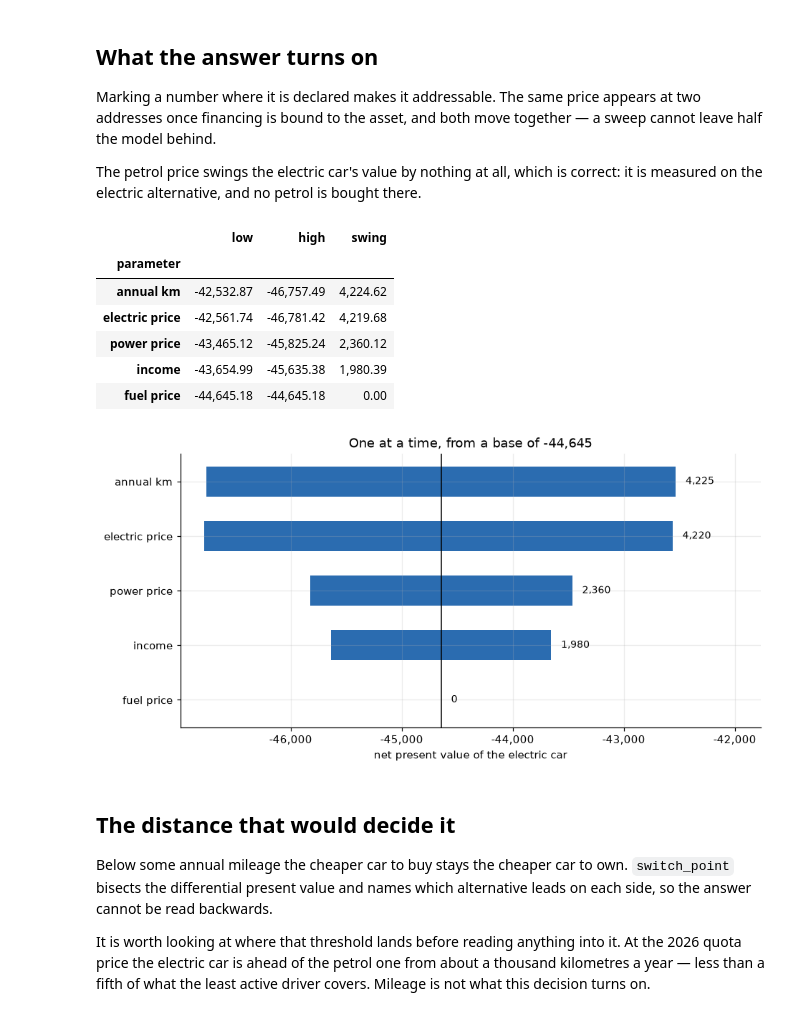
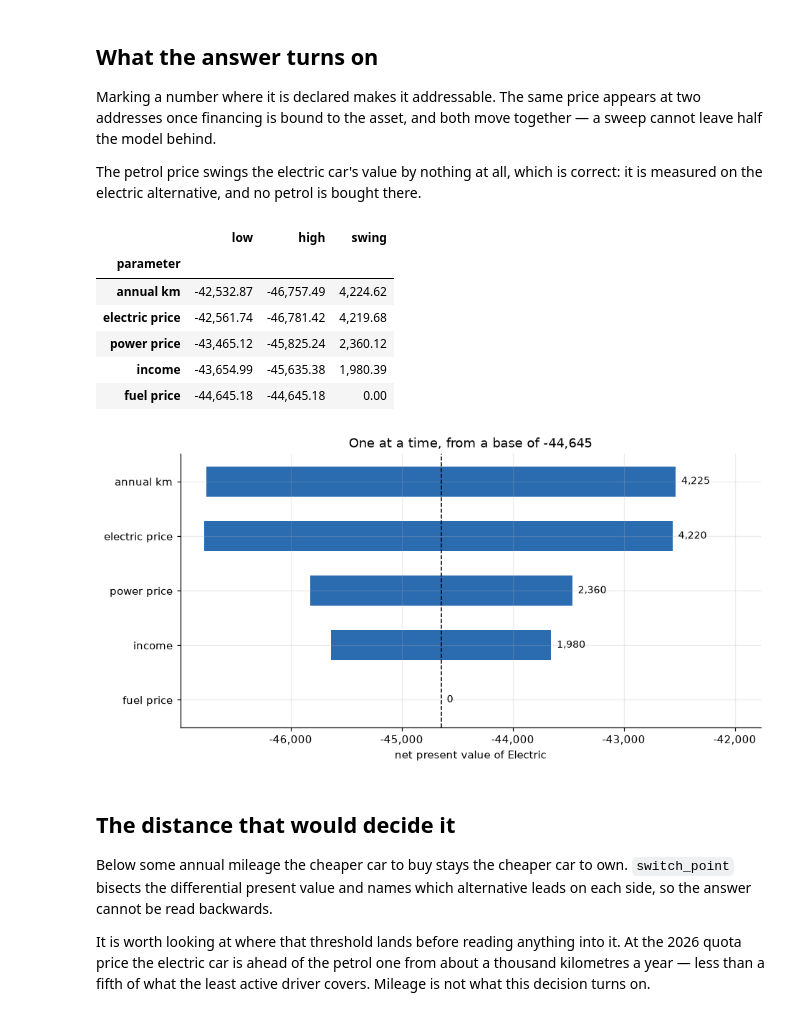
Before and after one commit to PSeros/simplyinvest, a Jupyter notebook: examples/electric_vs_petrol.ipynb, the cells around one changed output. Drawn from its saved outputs; the diff is of its cells as text; code cells hidden in the pictures.

```diff
--- a/examples/electric_vs_petrol.ipynb
+++ b/examples/electric_vs_petrol.ipynb
@@ -179,26 +192,13 @@ hide between the parts and the total. Each source labels its own flows, which
 is why the three benefits appear as three separate lines rather than as a
 discount on the price.
 # %%
-by_name = {
-    a.name: {str(label): float(value) for label, value in a.breakdown().items()}
-    for a in result
-}
-parts = pd.DataFrame(by_name).fillna(0.0).sort_index()
+parts = breakdown_frame(result)
 display(parts)
 
 fig, ax = plt.subplots(figsize=(9.5, 5.5))
-rows = np.arange(len(parts))
-width = 0.38
-for offset, (name, colour) in enumerate(zip(parts.columns, (ELECTRIC, PETROL), strict=True)):
-    ax.barh(rows + (offset - 0.5) * width, parts[name], height=width, label=name, color=colour)
-
-ax.set_yticks(rows, parts.index)
-ax.axvline(0.0, color="black", linewidth=0.8)
-ax.xaxis.set_major_formatter(MONEY)
-ax.set_xlabel("present value")
+breakdown_chart(result, ax=ax)
 ax.set_title("What each car is made of")
 ax.legend(loc="lower left")
-ax.invert_yaxis()
 plt.show()
 # %% [output]
 |  | Electric | Petrol |
@@ -388,56 +385,37 @@ def build(km: float = 15_000.0, income: float = 52_000.0) -> Case:
                     CashPurchase().bind(car),
                     CarOperating(car),
                     PurchasePremium().bind(car),
                     GhgQuota(annual_amount=300.0).bind(car),
                     CirculationTaxExemption().bind(car),
                 ),
             ),
             Alternative("Petrol", (CashPurchase().bind(burner), CarOperating(burner))),
         ),
         timeline=timeline,
         party=Household(
             taxable_income=uncertain(income, "income", Normal(income, 9_000.0)), children=1
         ),
         usage=Mileage(annual_km=uncertain(km, "annual km", Normal(km, 3_000.0))),
     )
 
 
 marked = build()
 swings = tornado(marked, on="Electric")
-base = float(marked.run()["Electric"].npv)
-
-display(
-    pd.DataFrame(
-        [{"parameter": bar.label, "low": bar.low, "high": bar.high, "swing": bar.swing}
-         for bar in swings.bars]
-    ).set_index("parameter")
-)
+display(tornado_frame(swings))
 
 fig, ax = plt.subplots()
-rows = np.arange(len(swings.bars))
-for row, bar in zip(rows, swings.bars, strict=True):
-    ax.barh(row, bar.high - bar.low, left=bar.low, height=0.55, color=ELECTRIC)
-    ax.text(max(bar.low, bar.high) + 90, row, f"{bar.swing:,.0f}", va="center", fontsize=9)
-
-ax.axvline(base, color="black", linewidth=1)
-ax.set_yticks(rows, [bar.label for bar in swings.bars])
-ends = [value for bar in swings.bars for value in (bar.low, bar.high)]
-span = max(ends) - min(ends)
-ax.set_xlim(min(ends) - 0.05 * span, max(ends) + 0.18 * span)
-ax.xaxis.set_major_formatter(MONEY)
-ax.set_xlabel("net present value of the electric car")
-ax.set_title(f"One at a time, from a base of {base:,.0f}")
-ax.invert_yaxis()
+tornado_chart(swings, ax=ax)
+ax.set_title(f"One at a time, from a base of {swings.base:,.0f}")
 plt.show()
 # %% [output]
 |  | low | high | swing |
 | parameter |  |  |  |
 | annual km | -42,532.87 | -46,757.49 | 4,224.62 |
 | electric price | -42,561.74 | -46,781.42 | 4,219.68 |
 | power price | -43,465.12 | -45,825.24 | 2,360.12 |
 | income | -43,654.99 | -45,635.38 | 1,980.39 |
 | fuel price | -44,645.18 | -44,645.18 | 0.00 |
-[figure, old version]
+[figure, new version]
 # %% [markdown]
 ## The distance that would decide it
 
```
Also changed, not shown: parts of 6 cells of this notebook, 19 other files.
